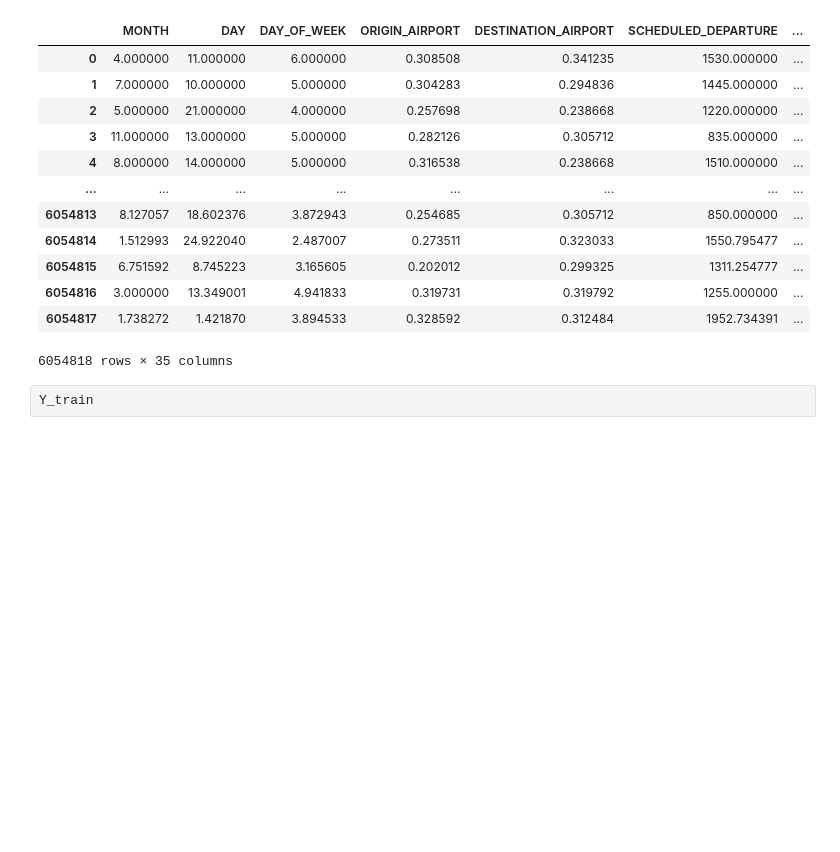
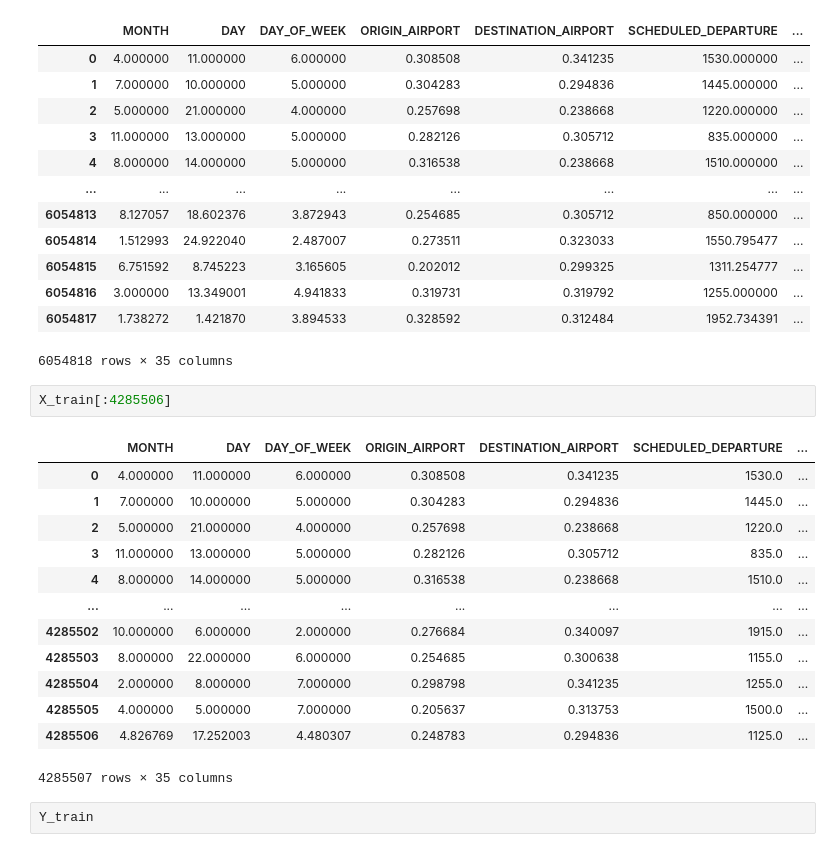
Before and after one commit to bchaithanyasai/PredictLateArrivalsPaper, a Jupyter notebook: Models.ipynb, the cells around one changed output. Cells and saved outputs as stored; diff of their text form; blank space fills up the shorter version.

```diff
--- a/Models.ipynb
+++ b/Models.ipynb
@@ -1012,6 +1012,22 @@ X_train
 | 6054816 | 3.000000 | 13.349001 | 4.941833 | 0.319731 | 0.319792 | 1255.000000 | ... |
 | 6054817 | 1.738272 | 1.421870 | 3.894533 | 0.328592 | 0.312484 | 1952.734391 | ... |
 6054818 rows × 35 columns
+# %%
+X_train[:4285506]
+# %% [output]
+|  | MONTH | DAY | DAY_OF_WEEK | ORIGIN_AIRPORT | DESTINATION_AIRPORT | SCHEDULED_DEPARTURE | ... |
+| 0 | 4.000000 | 11.000000 | 6.000000 | 0.308508 | 0.341235 | 1530.0 | ... |
+| 1 | 7.000000 | 10.000000 | 5.000000 | 0.304283 | 0.294836 | 1445.0 | ... |
+| 2 | 5.000000 | 21.000000 | 4.000000 | 0.257698 | 0.238668 | 1220.0 | ... |
+| 3 | 11.000000 | 13.000000 | 5.000000 | 0.282126 | 0.305712 | 835.0 | ... |
+| 4 | 8.000000 | 14.000000 | 5.000000 | 0.316538 | 0.238668 | 1510.0 | ... |
+| ... | ... | ... | ... | ... | ... | ... | ... |
+| 4285502 | 10.000000 | 6.000000 | 2.000000 | 0.276684 | 0.340097 | 1915.0 | ... |
+| 4285503 | 8.000000 | 22.000000 | 6.000000 | 0.254685 | 0.300638 | 1155.0 | ... |
+| 4285504 | 2.000000 | 8.000000 | 7.000000 | 0.298798 | 0.341235 | 1255.0 | ... |
+| 4285505 | 4.000000 | 5.000000 | 7.000000 | 0.205637 | 0.313753 | 1500.0 | ... |
+| 4285506 | 4.826769 | 17.252003 | 4.480307 | 0.248783 | 0.294836 | 1125.0 | ... |
+4285507 rows × 35 columns
 # %%
 Y_train
 # %% [output]
```
Also changed, not shown: parts of 15 cells of this notebook.
